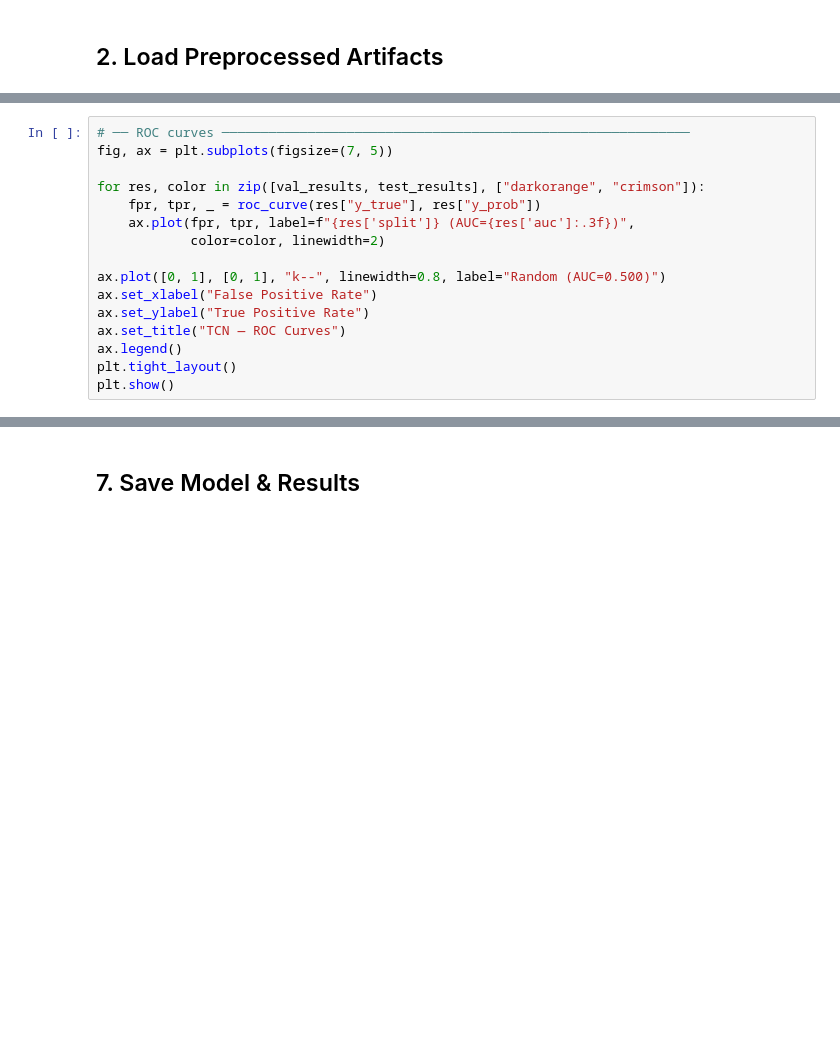
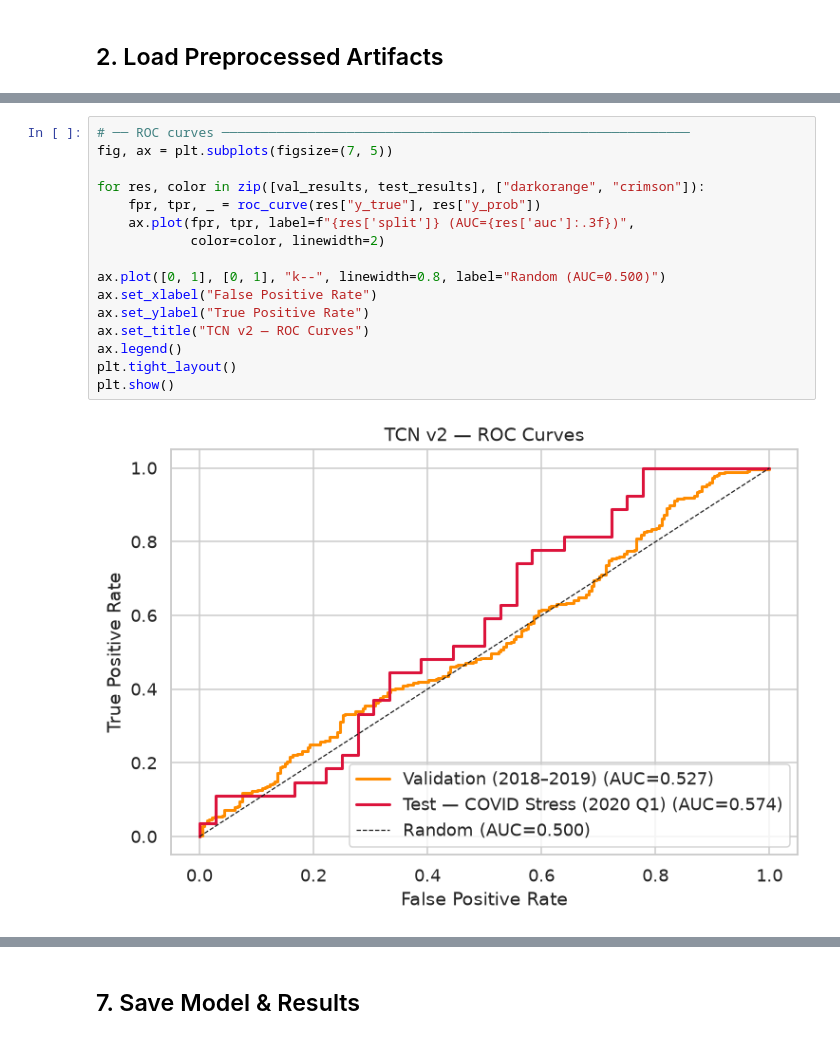
Before and after one commit to FOKanu/stock-volatility-prediction, a Jupyter notebook: 04_ML_Model_Iteration-1/03b_model_tcn.ipynb, the cells around one changed output, grey strips where cells are left out. Saved outputs shown, nothing was run; the diff lists cells and outputs as text; blank space fills up the shorter version.

```diff
--- a/04_ML_Model_Iteration-1/03b_model_tcn.ipynb
+++ b/04_ML_Model_Iteration-1/03b_model_tcn.ipynb
@@ -418,19 +604,21 @@ plt.show()
 # %%
 # ── ROC curves ────────────────────────────────────────────────────────────
 fig, ax = plt.subplots(figsize=(7, 5))
 
 for res, color in zip([val_results, test_results], ["darkorange", "crimson"]):
     fpr, tpr, _ = roc_curve(res["y_true"], res["y_prob"])
     ax.plot(fpr, tpr, label=f"{res['split']} (AUC={res['auc']:.3f})",
             color=color, linewidth=2)
 
 ax.plot([0, 1], [0, 1], "k--", linewidth=0.8, label="Random (AUC=0.500)")
 ax.set_xlabel("False Positive Rate")
 ax.set_ylabel("True Positive Rate")
-ax.set_title("TCN — ROC Curves")
+ax.set_title("TCN v2 — ROC Curves")
 ax.legend()
 plt.tight_layout()
 plt.show()
+# %% [output]
+[figure, added]
 # %%
 # ── Predicted probability distributions ──────────────────────────────────
 fig, axes = plt.subplots(1, 2, figsize=(12, 4))
```
Also changed, not shown: parts of 24 cells of this notebook, 7 other files.
